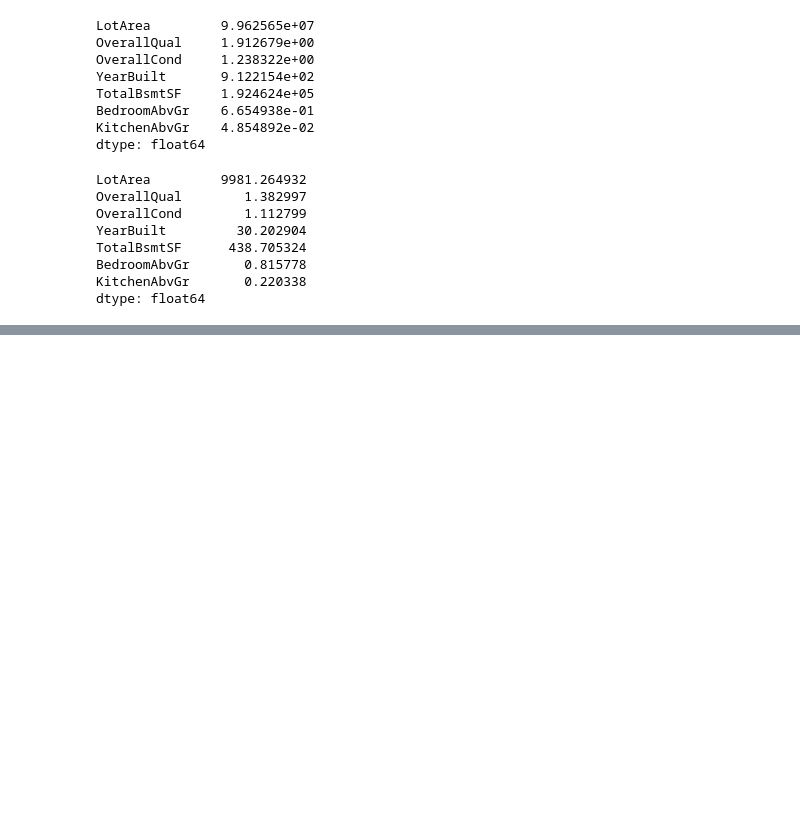
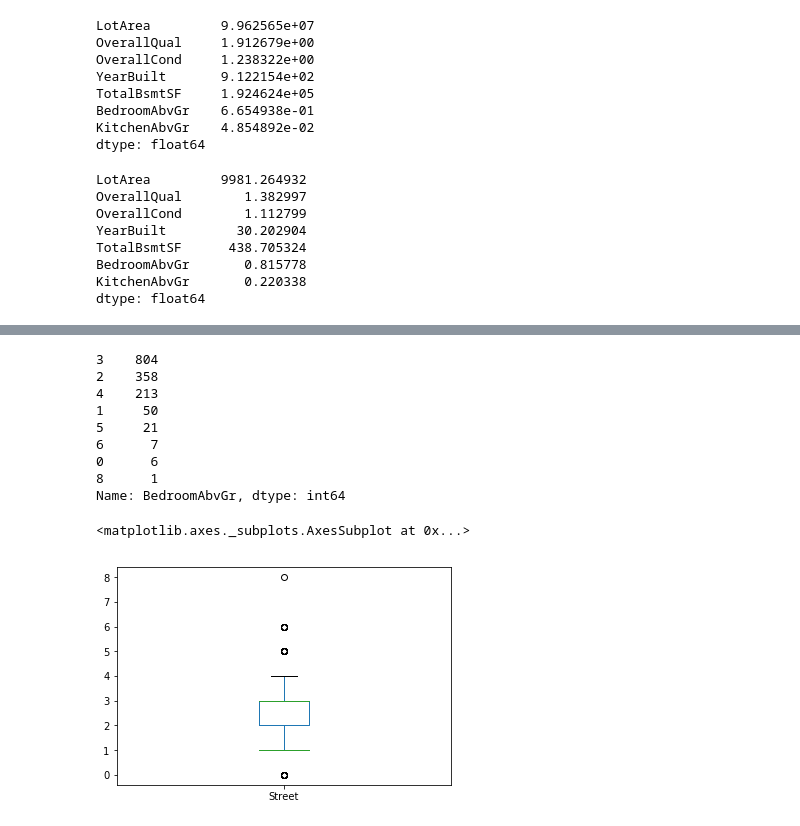
Before and after one commit to jecs89/LearningEveryDay, a Jupyter notebook: ML/Ciencia Dados.ipynb, the cells around one changed output, grey strips where cells are left out. Saved outputs shown, nothing was run; the diff lists cells and outputs as text; code cells hidden in the pictures; blank space fills up the shorter version.

```diff
--- a/ML/Ciencia Dados.ipynb
+++ b/ML/Ciencia Dados.ipynb
@@ -205,0 +326,27 @@ print(mydf)
+# %%
+print(mydf['BedroomAbvGr'].value_counts())
+
+counter = 1
+plt.figure(figsize = (7,7))
+for column in mydf:
+    plt.subplot(4,3,int(counter))
+    plt.title(column)
+    plt.subplots_adjust(hspace=0.5)
+    mydf.boxplot(column, grid=False)
+    counter += 1
+plt.show()
+
+mydf.boxplot(column='BedroomAbvGr', grid=False)
+mydf.boxplot(column='Street', grid=False)
+# %% [output]
+3    804
+2    358
+4    213
+1     50
+5     21
+6      7
+0      6
+8      1
+Name: BedroomAbvGr, dtype: int64
+<matplotlib.axes._subplots.AxesSubplot at 0x...>
+[figure, added]
```
Also changed, not shown: parts of 14 cells of this notebook.
